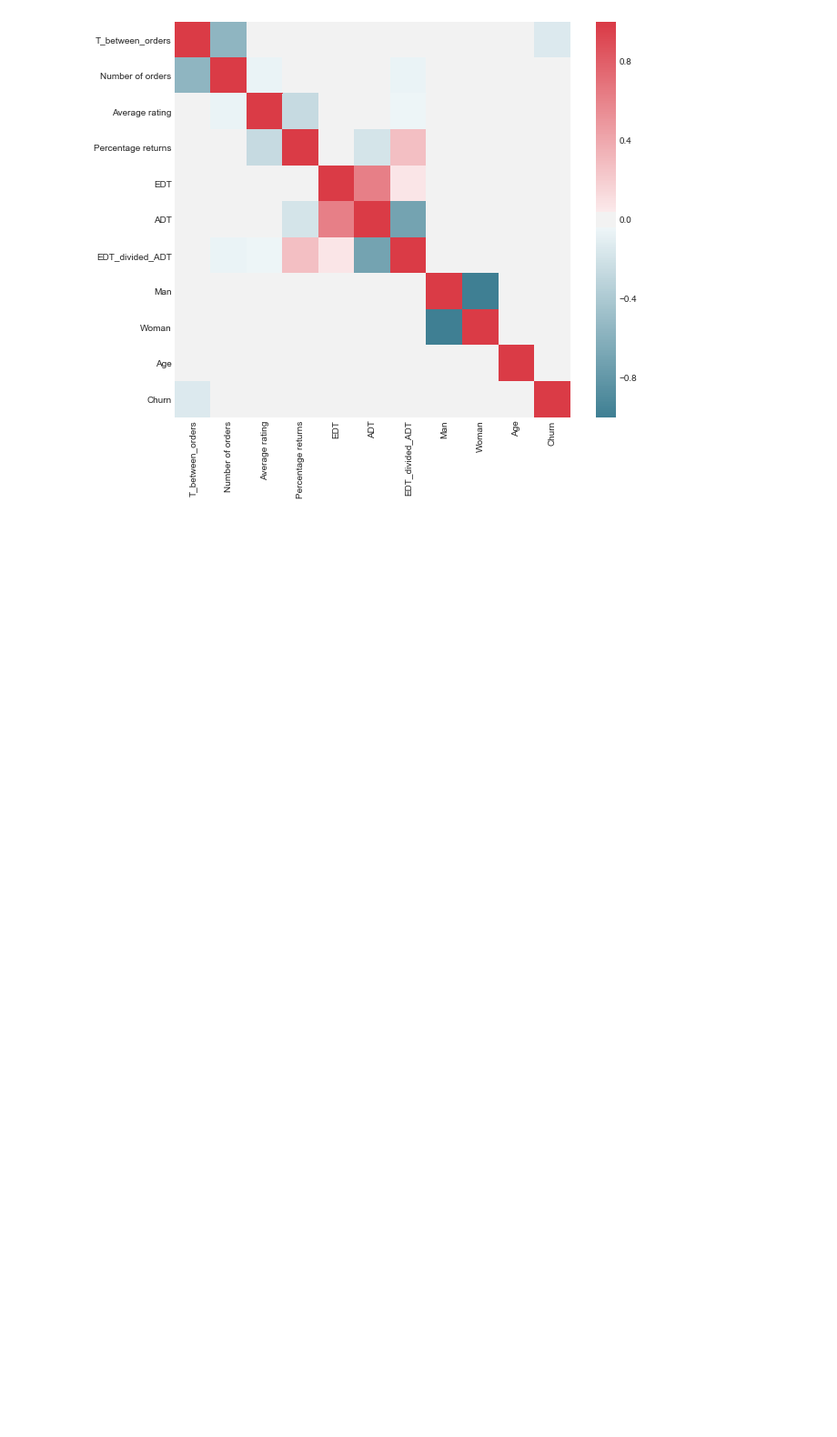
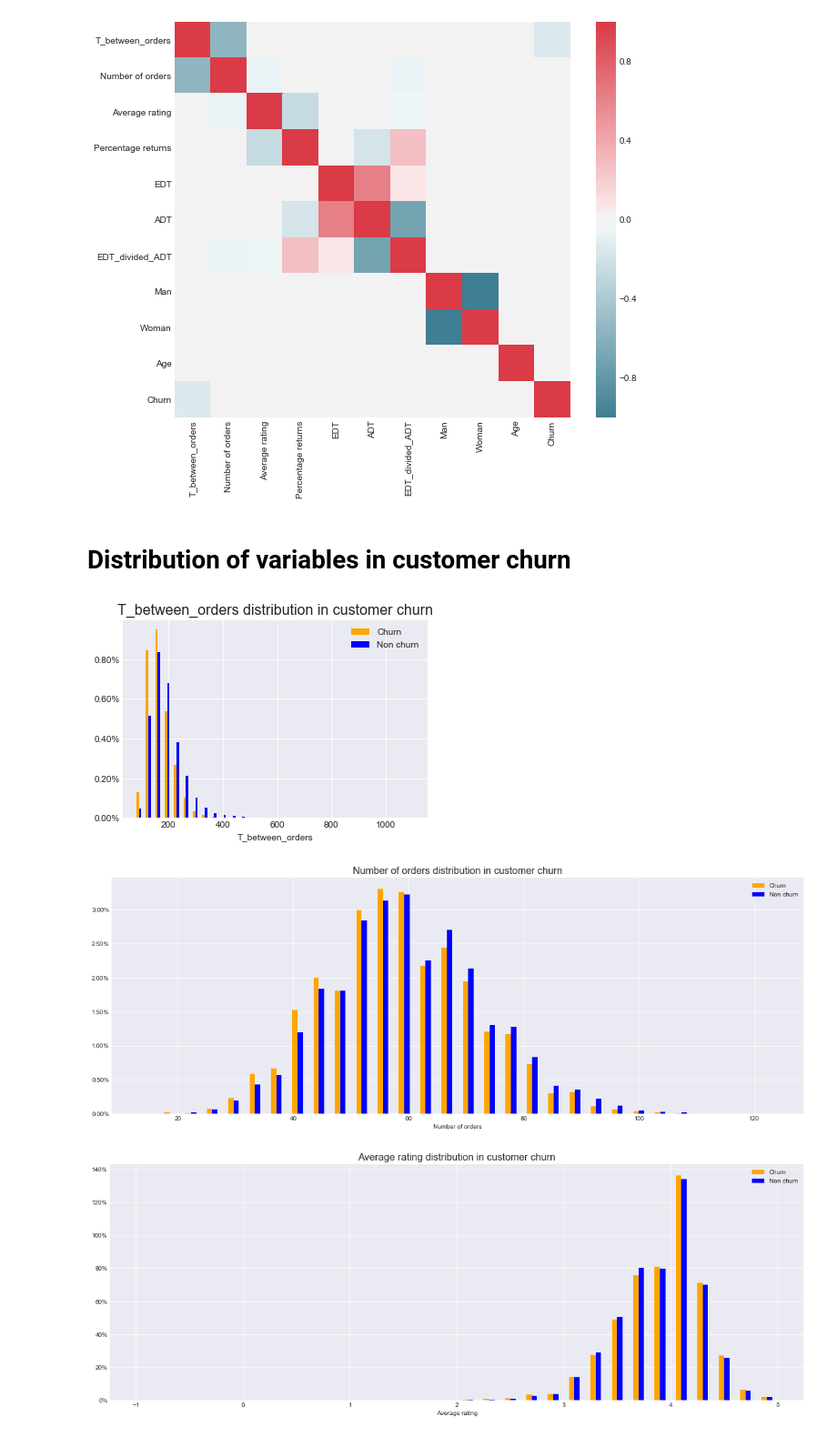
Before and after one commit to ivangermanov/data_science_project, a Jupyter notebook: EDA/EDA_combined.ipynb, the cells around one changed output. Shown at 91% size. Cells and saved outputs as stored; diff of their text form; code cells hidden in the pictures; blank space fills up the shorter version.

```diff
--- a/EDA/EDA_combined.ipynb
+++ b/EDA/EDA_combined.ipynb
@@ -403,3 +403,5 @@ sns.heatmap(corr, mask=np.zeros_like(corr, dtype=np.bool), cmap=sns.diverging_pa
 # %% [output]
 <matplotlib.axes._subplots.AxesSubplot at 0x...>
 [figure]
+# %% [markdown]
+# Distribution of variables in customer churn
@@ -405,0 +422,42 @@ sns.heatmap(corr, mask=np.zeros_like(corr, dtype=np.bool), cmap=sns.diverging_pa
+# %%
+cmap = plt.cm.Paired
+
+def pieChart(column):
+
+    labels1 = churn[column].value_counts().keys().tolist()
+    values1 = churn[column].value_counts().values.tolist()
+
+    labels2 = not_churn[column].value_counts().keys().tolist()
+    values2 = not_churn[column].value_counts().values.tolist()
+
+    colors = cmap(np.linspace(0., 1., len(values1)))
+
+    fig, (ax1, ax2) = plt.subplots(1, 2, sharey=True, figsize=(15,7))
+
+    ax1.pie(values1, labels=labels1, autopct='%1.1f%%', startangle=90, colors=colors)
+    ax2.pie(values2, labels=labels2, autopct='%1.1f%%', startangle=90, colors=colors)
+
+    ax1.set_title("Churn customers")
+    ax2.set_title("Non churn customers")
+    fig.suptitle(column + " distribution in customer churn", fontsize=16)
+
+from matplotlib.ticker import PercentFormatter
+
+def histChart(column):
+    values_churn = churn[column]
+    legend = ['Churn', 'Non churn']
+    values_nonchurn = not_churn[column]
+    plt.hist([values_churn, values_nonchurn], color=['orange', 'blue'], bins=30, rwidth=0.5, density=1)
+    plt.gca().yaxis.set_major_formatter(PercentFormatter(1))
+    plt.xlabel(column)
+    plt.legend(legend)
+    plt.title(column + ' distribution in customer churn', fontsize=16)
+    plt.rcParams['figure.figsize'] = (20,7)
+    plt.show()
+# %%
+for i in numCols:
+    histChart(i)
+# %% [output]
+[figure, added]
+[figure, added]
+[figure, added]
```
Also changed, not shown: parts of 2 cells of this notebook.
